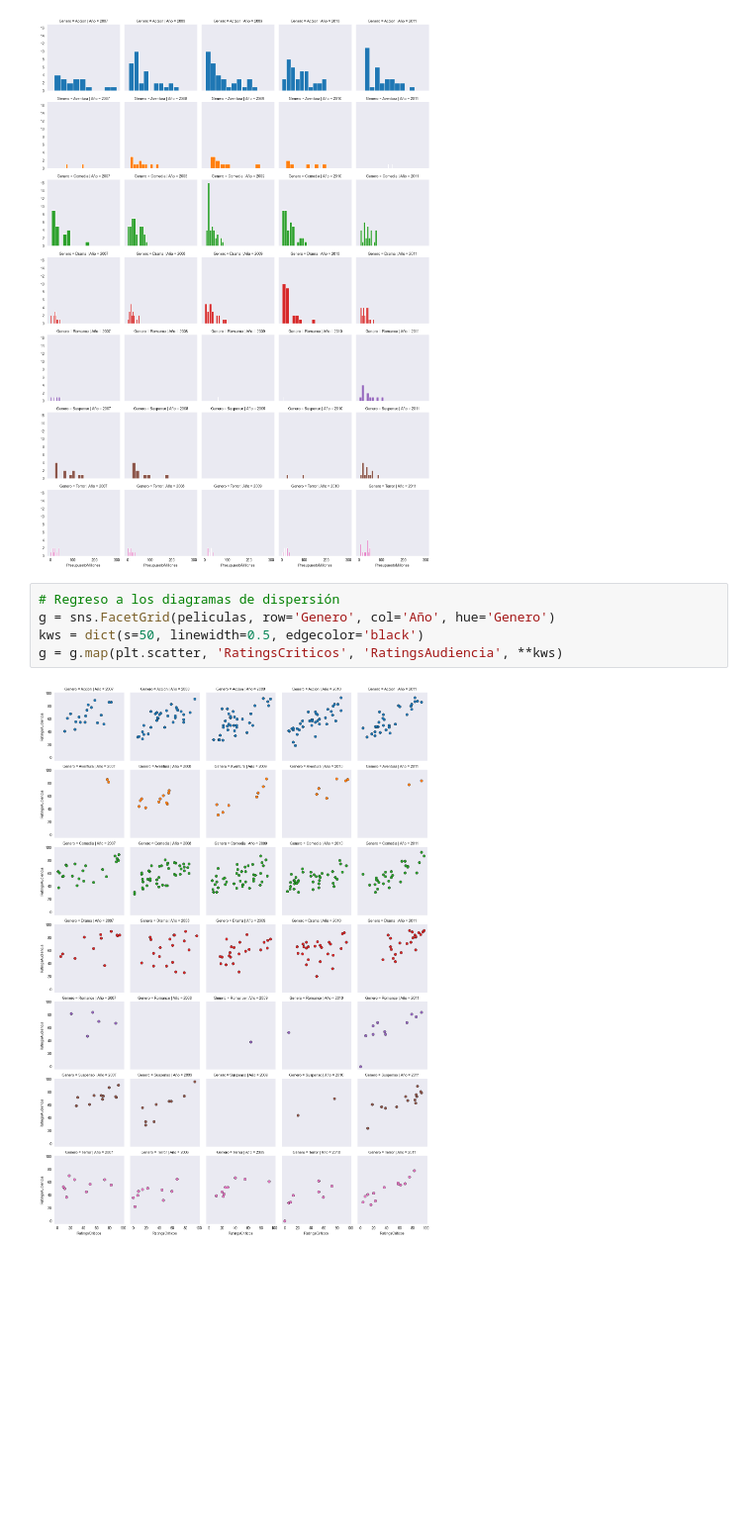
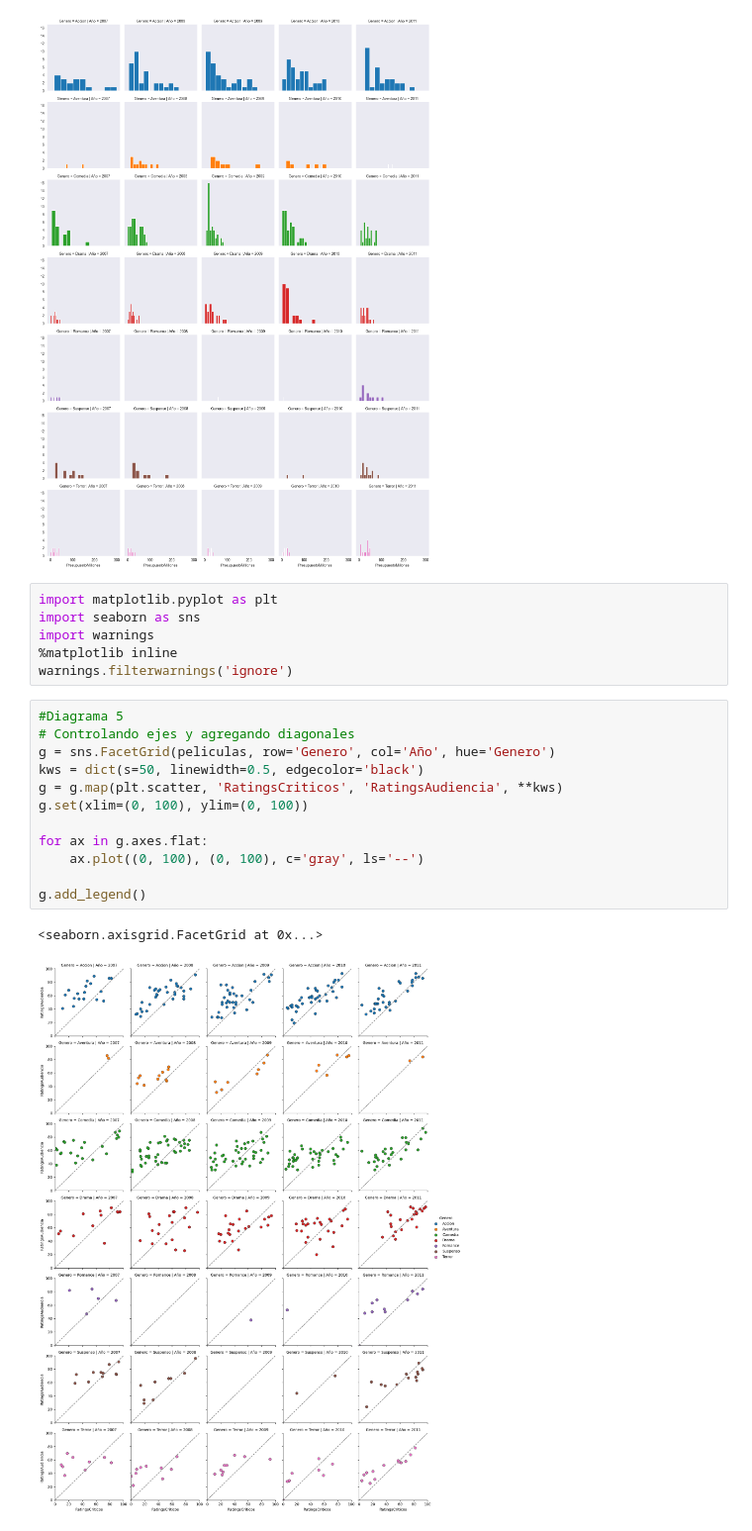
Before and after one commit to Marru73/Ejercicios-Python, a Jupyter notebook: CERTIFICADO IBM/Data_Science.ipynb, the cells around one changed output. Shown at 99% size. Cells and saved outputs as stored; diff of their text form; blank space fills up the shorter version.

```diff
--- a/CERTIFICADO IBM/Data_Science.ipynb
+++ b/CERTIFICADO IBM/Data_Science.ipynb
@@ -958,10 +958,24 @@ g = sns.FacetGrid(peliculas, row='Genero', col='Año', hue='Genero')
 g = g.map(plt.hist, 'PresupuestoMillones')
 # %% [output]
 [figure]
+# %%
+import matplotlib.pyplot as plt
+import seaborn as sns
+import warnings
+%matplotlib inline
+warnings.filterwarnings('ignore')
 # %%
-# Regreso a los diagramas de dispersión
+#Diagrama 5
+# Controlando ejes y agregando diagonales
 g = sns.FacetGrid(peliculas, row='Genero', col='Año', hue='Genero')
 kws = dict(s=50, linewidth=0.5, edgecolor='black')
 g = g.map(plt.scatter, 'RatingsCriticos', 'RatingsAudiencia', **kws)
+g.set(xlim=(0, 100), ylim=(0, 100))
+
+for ax in g.axes.flat:
+    ax.plot((0, 100), (0, 100), c='gray', ls='--')
+
+g.add_legend()
 # %% [output]
+<seaborn.axisgrid.FacetGrid at 0x...>
-[figure, old version]
+[figure, new version]
```
Also changed, not shown: parts of 7 cells of this notebook.
